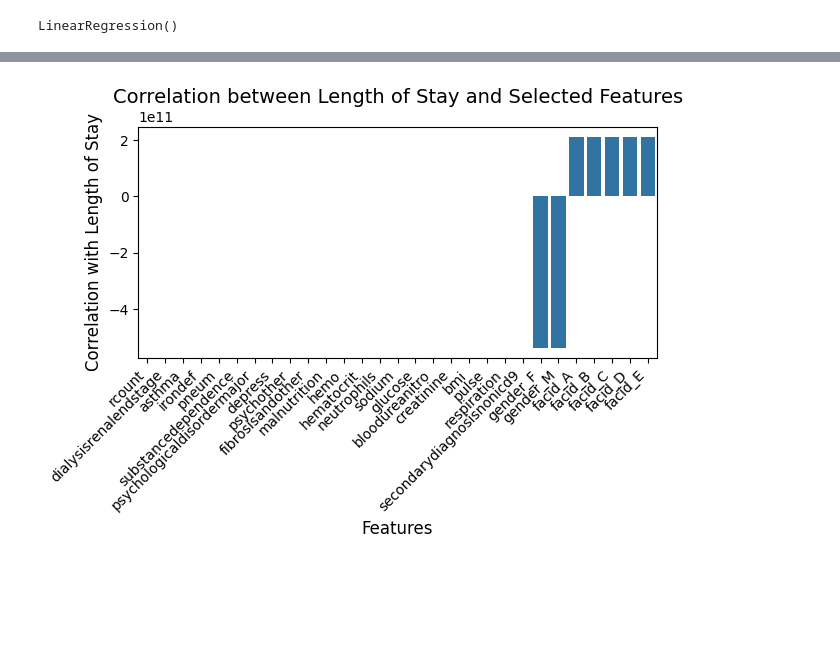
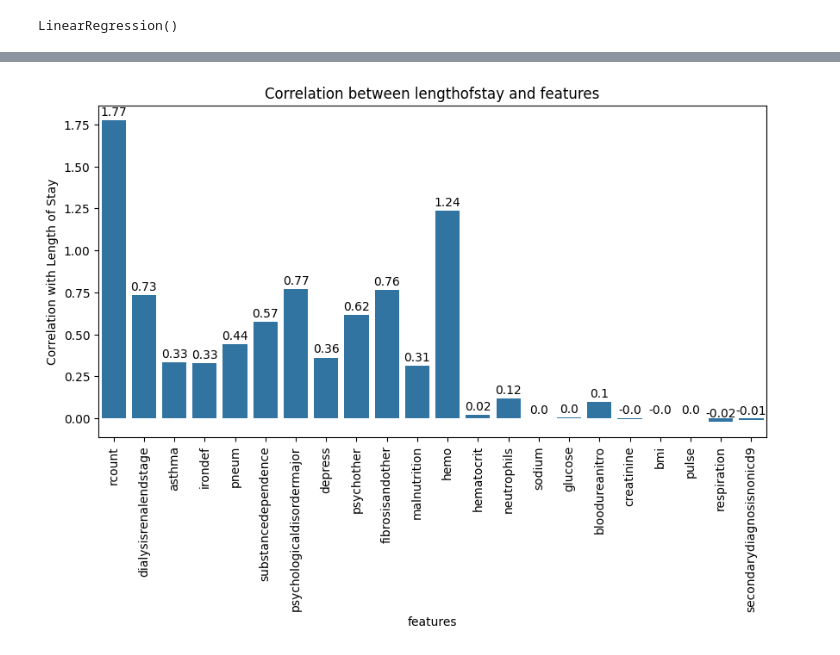
Before and after one commit to ruka-sumichi/final_task, a Jupyter notebook: test.ipynb, the cells around one changed output, grey strips where cells are left out. Cells and saved outputs as stored; diff of their text form; code cells hidden in the pictures; blank space fills up the shorter version.

```diff
--- a/test.ipynb
+++ b/test.ipynb
@@ -69,6 +68,15 @@ Data columns (total 28 columns):
  27  lengthofstay                100000 non-null  int64
 dtypes: float64(8), int64(15), object(5)
 memory usage: 21.4+ MB
+# %%
+# 症状の列を抜き出す
+symptoms = ['dialysisrenalendstage', 'asthma', 'irondef',
+           'pneum', 'substancedependence', 'psychologicaldisordermajor',
+           'depress', 'psychother', 'fibrosisandother',  'malnutrition',
+           'hemo', 'secondarydiagnosisnonicd9']
+
+# 症状の項目をint型からbool型に変換
+df[symptoms] = df[symptoms].astype(bool)
 # %%
 # 'eid', 'vdate', 'discharged'を除外する
 df_filtered = df.drop(columns=['eid', 'vdate', 'discharged'])
@@ -107,7 +115,7 @@ facid_distinction = df_filtered.groupby('facid')['lengthofstay'].mean().reset_in
 # グラフの描画
 fig, ax = plt.subplots(figsize=(6, 6))
 sns.barplot(x='facid', y='lengthofstay', data=facid_distinction, ax=ax)
-ax.set_title('Average lengthofstay by gender')
+ax.set_title('Average lengthofstay by facid')
 ax.set_xlabel('facid')
 ax.set_ylabel('Average lengthofstay')
 
@@ -144,11 +152,8 @@ plt.show()
 # %%
-# 症状の列を抜き出す
-symptoms = df_filtered[['dialysisrenalendstage', 'asthma', 'irondef', 'pneum', 'substancedependence', 'psychologicaldisordermajor', 'depress', 'psychother', 'fibrosisandother', 'malnutrition', 'hemo', 'secondarydiagnosisnonicd9']]
-
 # 各症状を持つ患者の平均入院日数を計算
 symptom_distinction = []
 
-for symptom in symptoms.columns:
+for symptom in symptoms:
     avg_lengthofstay = df_filtered.loc[df_filtered[symptom] == 1, 'lengthofstay'].mean()
     symptom_distinction.append((symptom, avg_lengthofstay))
 
@@ -176,10 +181,6 @@ plt.show()
 # 'rcount' 列で '5+' を 5 に変換
 df_filtered['rcount'] = df_filtered['rcount'].replace('5+', 5)
 
-# object型をint型に変換
-df_filtered['rcount'] = df_filtered['rcount'].astype(int)
-
-# rcount列に含まれる値とタイプ型を確認
+# 結果を確認
 print(df_filtered['rcount'].unique())
-print(df_filtered['rcount'].dtype)
 # %% [output]
@@ -433,16 +363,24 @@ print("切片:", model.intercept_)
 # %%
-# 各要素が入院期間に与える影響度合い
-sns.barplot(x = ['rcount', 'dialysisrenalendstage', 'asthma', 'irondef', 'pneum', 'substancedependence', 'psychologicaldisordermajor', 'depress', 'psychother', 'fibrosisandother', 'malnutrition', 'hemo', 'hematocrit', 'neutrophils', 'sodium', 'glucose', 'bloodureanitro', 'creatinine', 'bmi', 'pulse', 'respiration', 'secondarydiagnosisnonicd9','gender_F', 'gender_M', 'facid_A', 'facid_B', 'facid_C', 'facid_D', 'facid_E'], y=model.coef_)
+# One-hotエンコーディングした項目以外のものを抽出
+features = ['rcount', 'dialysisrenalendstage', 'asthma', 'irondef', 'pneum', 'substancedependence', 'psychologicaldisordermajor', 'depress', 'psychother', 'fibrosisandother', 'malnutrition', 'hemo', 'hematocrit', 'neutrophils', 'sodium', 'glucose', 'bloodureanitro', 'creatinine', 'bmi', 'pulse', 'respiration', 'secondarydiagnosisnonicd9']
+coefficients = model.coef_[:22]
+
+# 棒グラフのプロット
+plt.figure(figsize=(10, 5))
+ax = sns.barplot(x=features, y=coefficients)
 
 # グラフの設定
-plt.title('Correlation between Length of Stay and Selected Features', fontsize=14)
-plt.xlabel('Features', fontsize=12)
-plt.ylabel('Correlation with Length of Stay', fontsize=12)
-plt.xticks(rotation=45, ha='right')  # x軸ラベルを45度回転して見やすくする
-plt.tight_layout()  # レイアウトを自動調整
+plt.title('Correlation between lengthofstay and features')
+plt.xlabel('features')
+plt.ylabel('Correlation with Length of Stay')
+plt.xticks(rotation=90)
+
+# 各バーの上に数値ラベルを追加して表示
+for index, value in enumerate(coefficients):
+    ax.text(index, value + 0.03, round(value, 2), ha="center")
 plt.show()
 # %% [output]
-[figure, old version]
+[figure, new version]
 # %%
 # DataFrame に変換
 df = pd.DataFrame({
```
Also changed, not shown: parts of 30 cells of this notebook.
